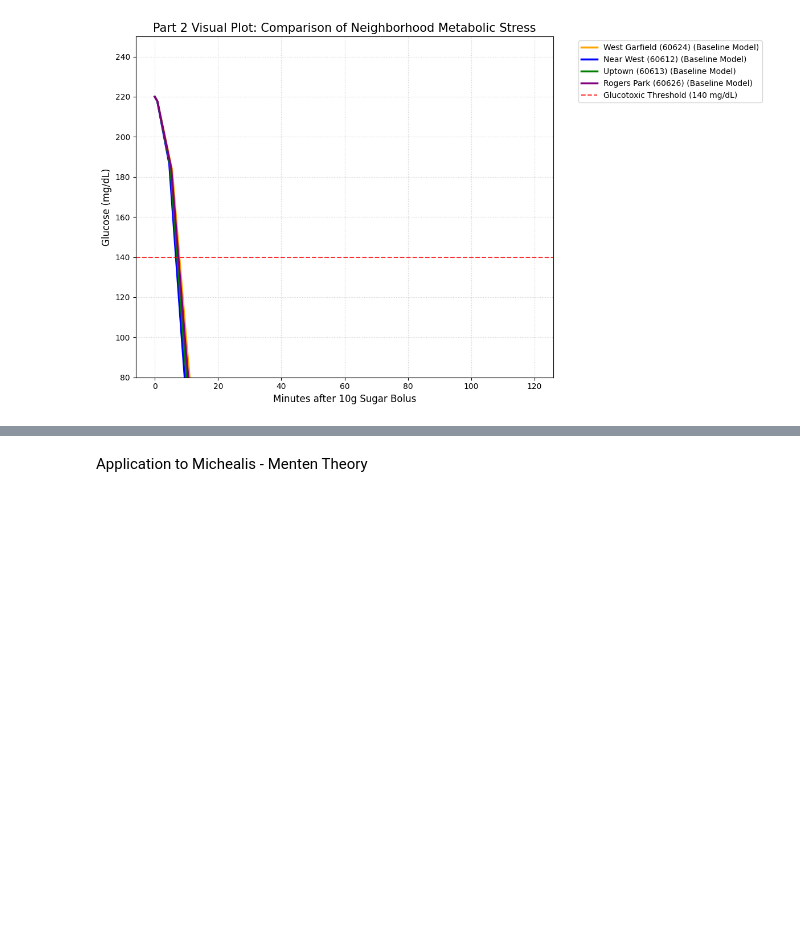
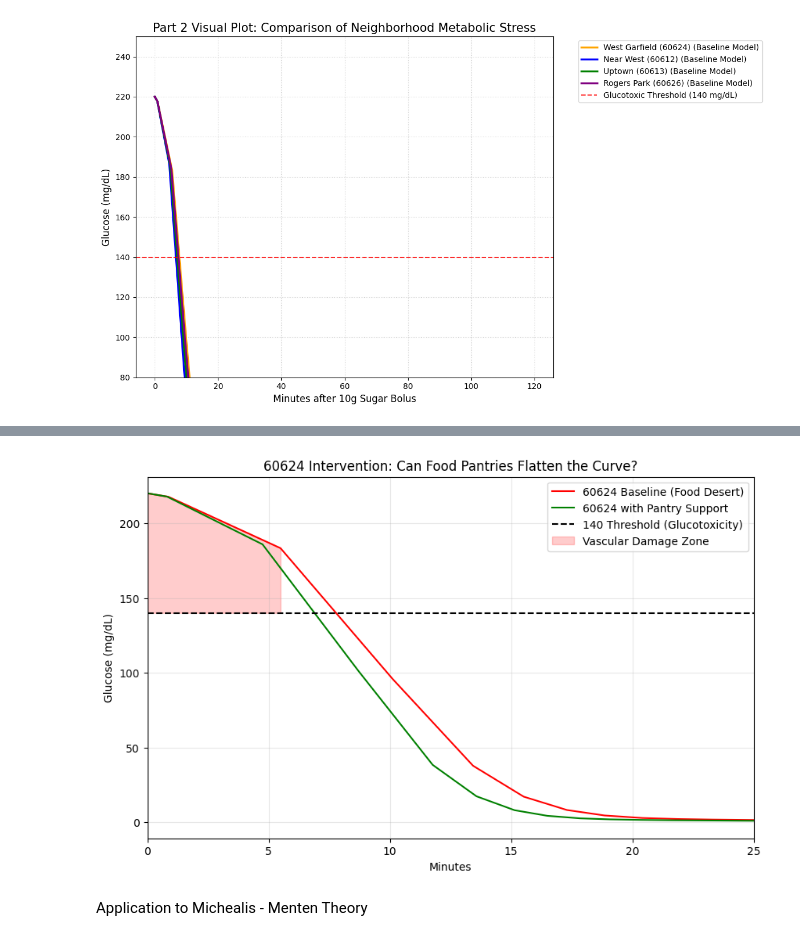
Before and after one commit to erichilarysmithsr/Colab-TWIMAH-Model, a Jupyter notebook: TWIMAHModel.ipynb, the cells around one changed output, grey strips where cells are left out. Cells and saved outputs as stored; diff of their text form; code cells hidden in the pictures; blank space fills up the shorter version.

```diff
--- a/TWIMAHModel.ipynb
+++ b/TWIMAHModel.ipynb
@@ -446,3 +448,85 @@ Note: Using baseline for 60626_TRI (JSON not found at path)
+# %%
+import numpy as np
+import pandas as pd
+import matplotlib.pyplot as plt
+from scipy.interpolate import interp1d # Import interp1d explicitly
+from scipy.integrate import solve_ivp # Required for run_solve_ivp
+
+# --- BEGIN: Copied from Cell 0: Custom ModSim-like Utilities ---
+class System(object):
+    def __init__(self, **kwargs):
+        self.__dict__.update(kwargs)
+
+def run_solve_ivp(system, slope_func, **kwargs):
+    t_span = [system.t_0, system.t_end]
+
+    # Initialize X0 if not present in system, assuming 0.0 as a default
+    if not hasattr(system, 'X0'):
+        system.X0 = 0.0
+
+    y_0 = [system.G0, system.X0]
+
+    sol = solve_ivp(slope_func, t_span, y_0, args=(system,), **kwargs)
+
+    # Extract results into a pandas DataFrame (mimicking modsim's TimeSeries)
+    results = pd.DataFrame(index=sol.t)
+    results['G'] = sol.y[0]
+    results['X'] = sol.y[1]
+
+    # 'details' can be the full solution object for debugging or further analysis
+    return results, sol
+# --- END: Copied from Cell 0 ---
+
+# --- BEGIN: Copied from Cell 3: The Differential Equations ---
+def slope_func(t, state, system):
+    G, X = state
+
+    # Calculate Insulin (I) from our 10g-Cap Interp function
+    I = system.I(t)
+
+    # Differential Equations (Minimal Model)
+    # k3 is our "Stress Variable"
+    dGdt = -system.k1 * (G - system.Gb) - X * G
+    dXdt = system.k3 * (I - system.Ib) - system.k2 * X
+
+    return dGdt, dXdt
+# --- END: Copied from Cell 3 ---
+
+# 60624 Parameters
+baseline_fu = 0.95   # High Friction
+pantry_fu = 0.45     # Lowered Friction (Access to fiber/stabilizers)
+baseline_k3 = 0.0075 # High Stress (Jammed Lock)
+pantry_k3 = 0.0110   # Lowered Stress (Clearer Lock)
+
+def run_60624_sim(fu, k3):
+    system = System(k1=0.02, k2=0.02, k3=k3, Gb=90, Ib=10, G0=220, t_0=0, t_end=120)
+    # 10g Sugar Cap Insulin Response
+    i_data = [10, 22, 28, 24, 18, 14, 12]
+    times = np.linspace(0, 120, len(i_data))
+    system.I = interp1d(times, i_data, kind='linear', fill_value='extrapolate')
+    results, details = run_solve_ivp(system, slope_func)
+    return results
+
+# Run both scenarios
+res_baseline = run_60624_sim(baseline_fu, baseline_k3)
+res_pantry = run_60624_sim(pantry_fu, pantry_k3)
+
+# Plotting
+plt.figure(figsize=(10, 6))
+plt.plot(res_baseline.index, res_baseline.G, 'r-', label='60624 Baseline (Food Desert)') # Use .index for plotting
+plt.plot(res_pantry.index, res_pantry.G, 'g-', label='60624 with Pantry Support')   # Use .index for plotting
+plt.axhline(y=140, color='black', linestyle='--', label='140 Threshold (Glucotoxicity)')
+plt.fill_between(res_baseline.index, 140, res_baseline.G, where=(res_baseline.G > 140), color='red', alpha=0.2, label='Vascular Damage Zone')
+
+plt.title('60624 Intervention: Can Food Pantries Flatten the Curve?')
+plt.xlabel('Minutes')
+plt.ylabel('Glucose (mg/dL)')
+plt.xlim(0, 25) # Set x-axis limit to 0-25 minutes
+plt.legend()
+plt.grid(True, alpha=0.3)
+plt.show()
+# %% [output]
+[figure, added]
 # %% [markdown]
 Application to Michealis - Menten Theory
 # %%
```
Also changed, not shown: parts of 7 cells of this notebook.
